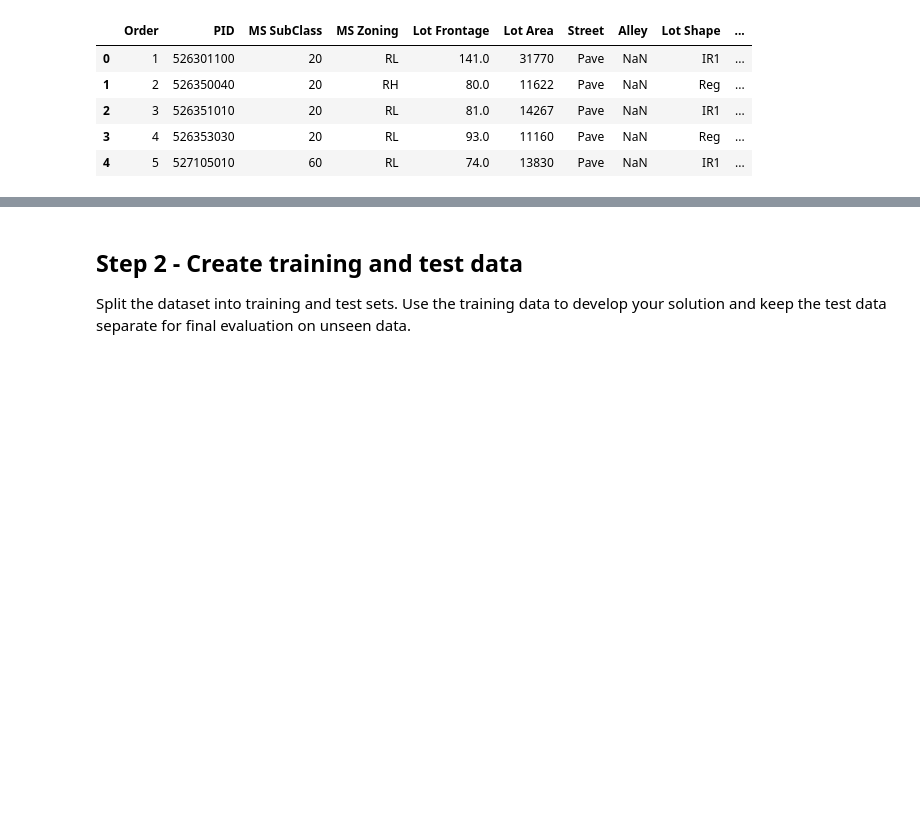
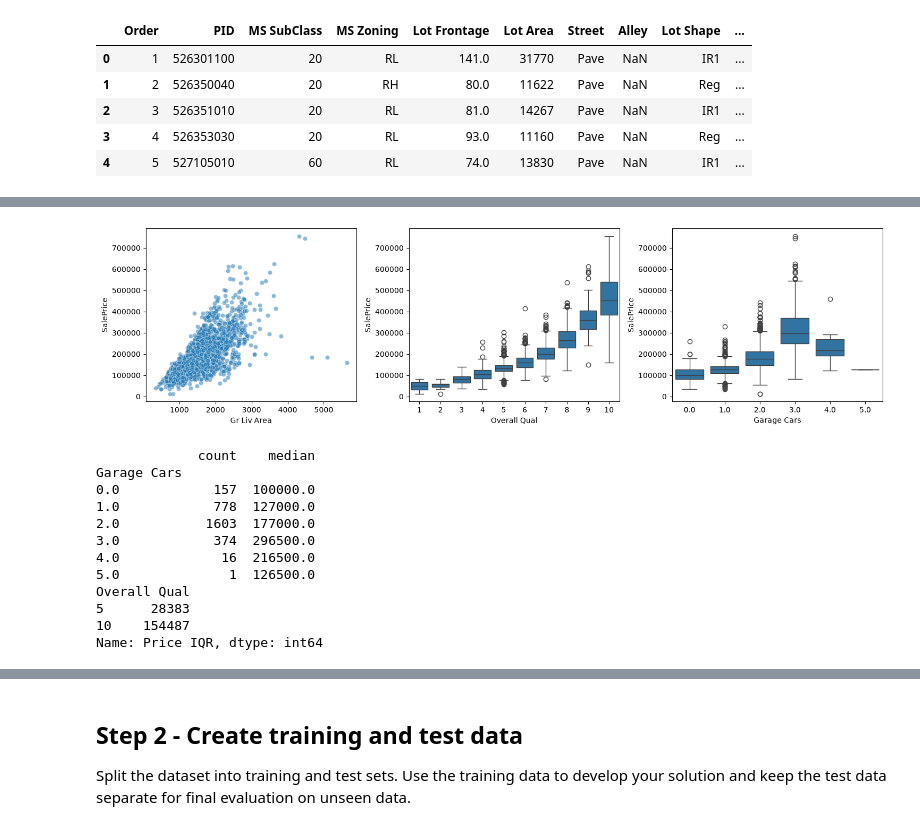
Before and after one commit to captnsundy/IE500618-assignment1, a Jupyter notebook: assignment1.ipynb, the cells around one changed output, grey strips where cells are left out. Saved outputs shown, nothing was run; the diff lists cells and outputs as text; code cells hidden in the pictures; blank space fills up the shorter version.

```diff
--- a/assignment1.ipynb
+++ b/assignment1.ipynb
@@ -147,0 +276,26 @@ Name: SalePrice, dtype: float64
+# %%
+# 5 (cont.) - The shape of the strongest relationships (a correlation only measures straight-line relationships)
+
+fig, axes = plt.subplots(1, 3, figsize=(15, 4))
+sns.scatterplot(data=df, x='Gr Liv Area', y='SalePrice', alpha=0.5, ax=axes[0])  # size is continuous, so a scatter plot
+sns.boxplot(data=df, x='Overall Qual', y='SalePrice', ax=axes[1])  # quality is a 1-10 rating, so one box per level
+sns.boxplot(data=df, x='Garage Cars', y='SalePrice', ax=axes[2])  # garage capacity is a small count, so one box per value
+plt.tight_layout()
+plt.show()
+
+print(df.groupby('Garage Cars')['SalePrice'].agg(['count', 'median']))  # how many houses are behind each garage box
+print(df.groupby('Overall Qual')['SalePrice'].apply(lambda s: s.quantile(0.75) - s.quantile(0.25)).round().astype(int).rename('Price IQR').loc[[5, 10]])  # spread of price at quality 5 vs 10
+# %% [output]
+[figure, added]
+             count    median
+Garage Cars
+0.0            157  100000.0
+1.0            778  127000.0
+2.0           1603  177000.0
+3.0            374  296500.0
+4.0             16  216500.0
+5.0              1  126500.0
+Overall Qual
+5      28383
+10    154487
+Name: Price IQR, dtype: int64
```
Also changed, not shown: parts of 42 cells of this notebook, 2 other files.
